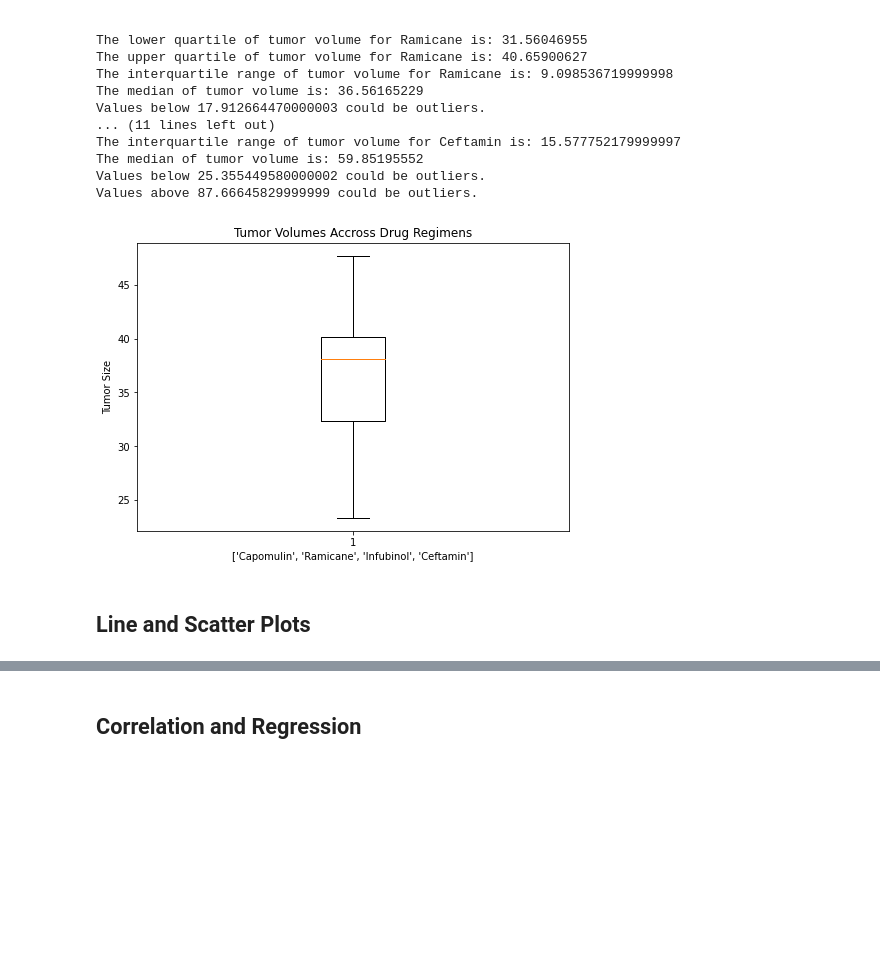
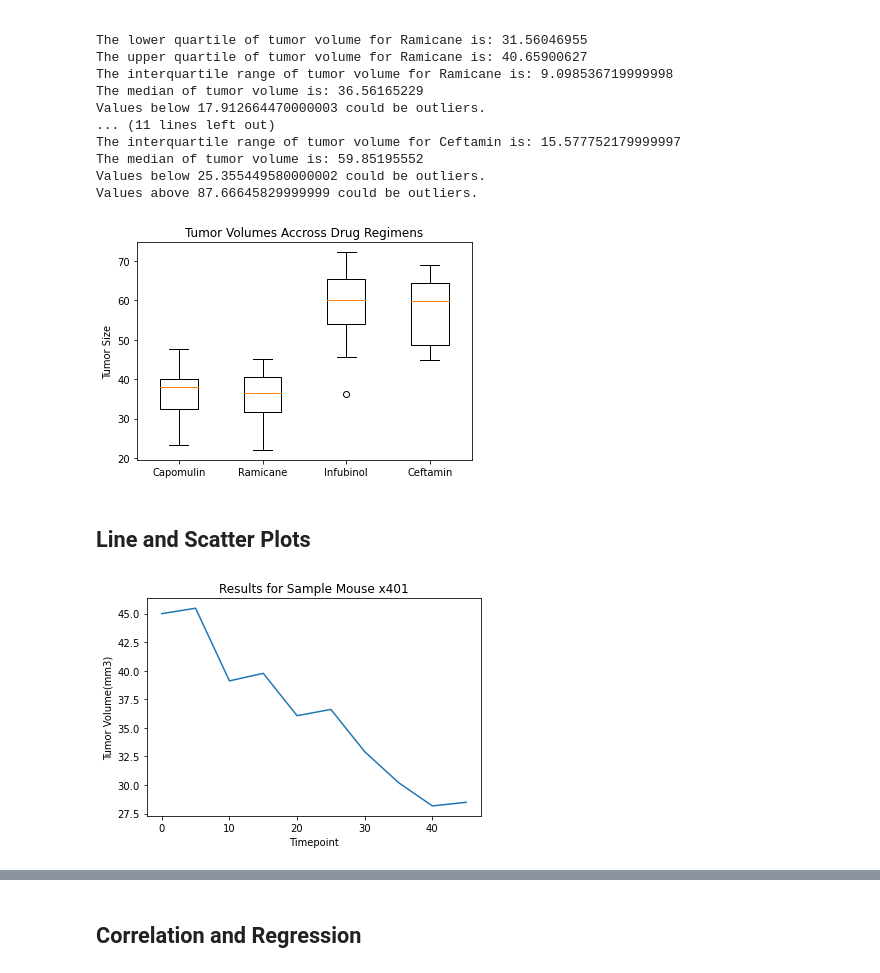
Before and after one commit to knovak574/matplotlib-homework, a Jupyter notebook: pymaceuticals_notebook.ipynb, the cells around one changed output, grey strips where cells are left out. Cells and saved outputs as stored; diff of their text form; code cells hidden in the pictures; blank space fills up the shorter version.

```diff
--- a/pymaceuticals_notebook.ipynb
+++ b/pymaceuticals_notebook.ipynb
@@ -311,22 +311,28 @@ Values below 25.355449580000002 could be outliers.
 Values above 87.66645829999999 could be outliers.
 # %%
 # Generate a box plot of the final tumor volume of each mouse across four regimens of interest
-tumor_vols = [tumor_vol_capomulin], [tumor_vol_ramicane], [tumor_vol_infubinol], [tumor_vol_ceftamin]
+tumor_vols = [tumor_vol_capomulin, tumor_vol_ramicane, tumor_vol_infubinol, tumor_vol_ceftamin]
 
 
 fig1, ax1 = plt.subplots()
-ax1 = fig1.add_axes([0, 0, 1, 1])
+
 ax1.set_title('Tumor Volumes Accross Drug Regimens')
 ax1.set_ylabel('Tumor Size')
-ax1.set_xlabel(treatments)
-ax1.boxplot(tumor_vol_capomulin)
-#ax1.boxplot(tumor_vol_ramicane)
-#ax1.boxplot(tumor_vol_infubinol)
-#ax1.boxplot(tumor_vol_ceftamin)
+
+ax1.boxplot(tumor_vols, labels = treatments)
 plt.show()
 # %% [output]
-[figure, old version]
+[figure, new version]
 # %% [markdown]
 ## Line and Scatter Plots
 # %%
 # Generate a line plot of tumor volume vs. time point for a mouse treated with Capomulin
+x401=clean_full_dataset_df.loc[clean_full_dataset_df["Mouse ID"]=="x401"]
+#x401
+plt.plot(x401['Timepoint'],x401['Tumor Volume (mm3)'])
+plt.ylabel("Tumor Volume(mm3)")
+plt.xlabel("Timepoint")
+plt.title("Results for Sample Mouse x401")
+plt.show()
+# %% [output]
+[figure, added]
```
Also changed, not shown: parts of 6 cells of this notebook.
